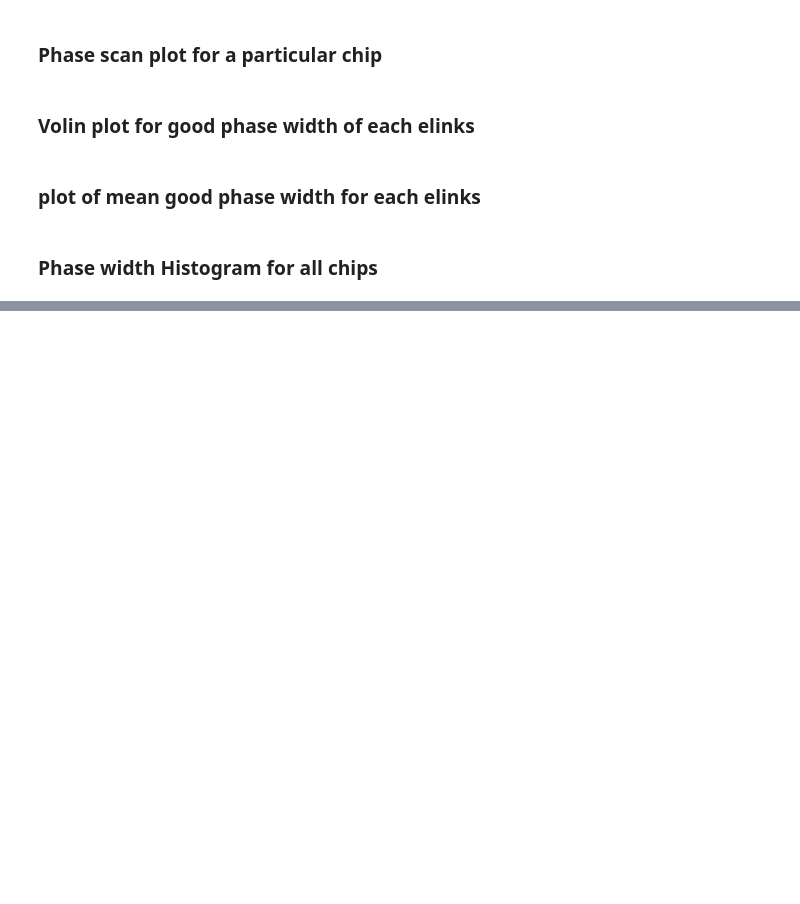
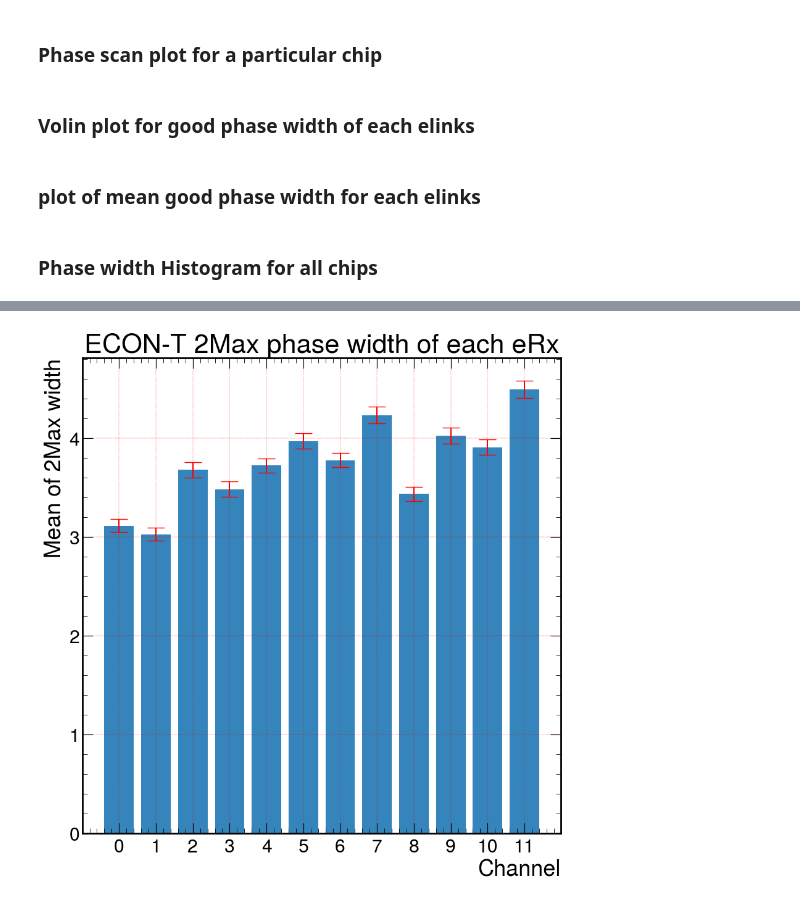
Before and after one commit to bhbam/Asic_plots, a Jupyter notebook: plot_from_database_for_both_econ.ipynb, the cells around one changed output, grey strips where cells are left out. Saved outputs shown, nothing was run; the diff lists cells and outputs as text; code cells hidden in the pictures; blank space fills up the shorter version.

```diff
--- a/plot_from_database_for_both_econ.ipynb
+++ b/plot_from_database_for_both_econ.ipynb
@@ -333,0 +274,4 @@ phase_width_hist_eTx("test_plots","Econd_database","Econd_table")
+# %%
+ mean_width_each_eRx(data="max2_phase_width_eRx",label_="2Max",out_dir="test_plots",database="Econt_database",table="Econt_table")
+# %% [output]
+[figure, added]
```
Also changed, not shown: parts of 42 cells of this notebook, 8 other files.
